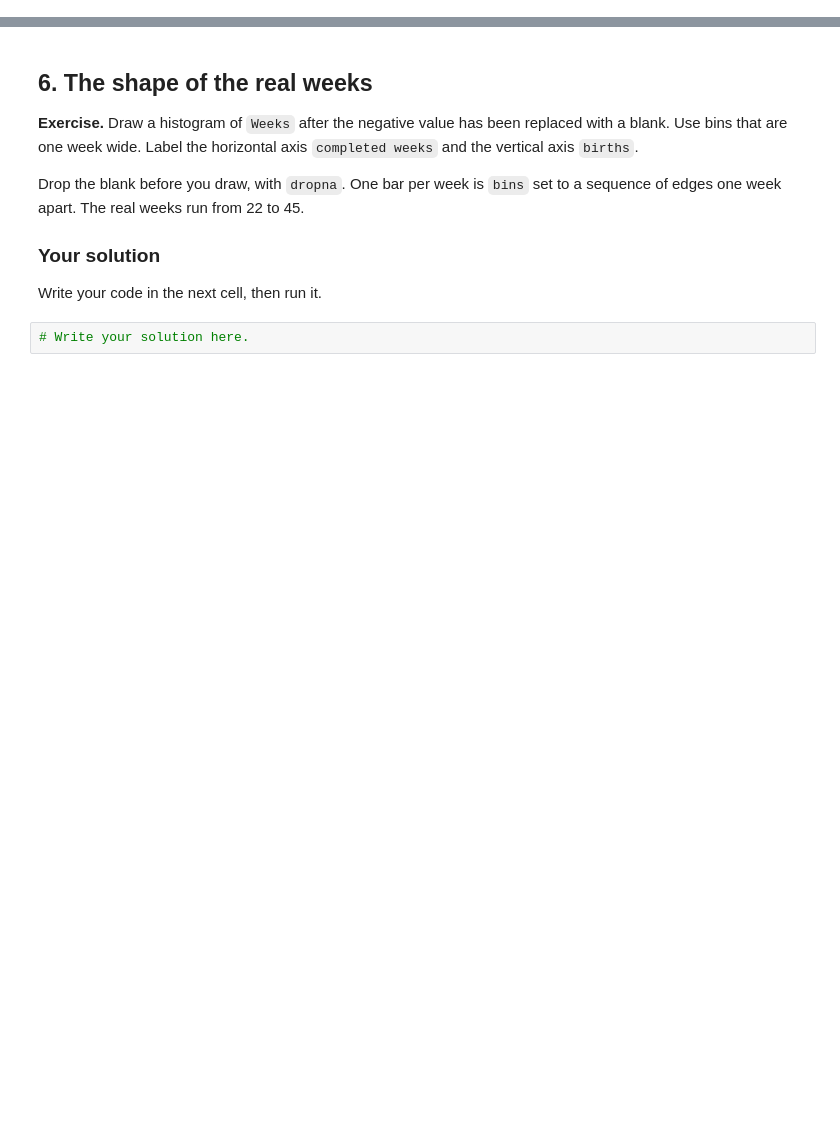
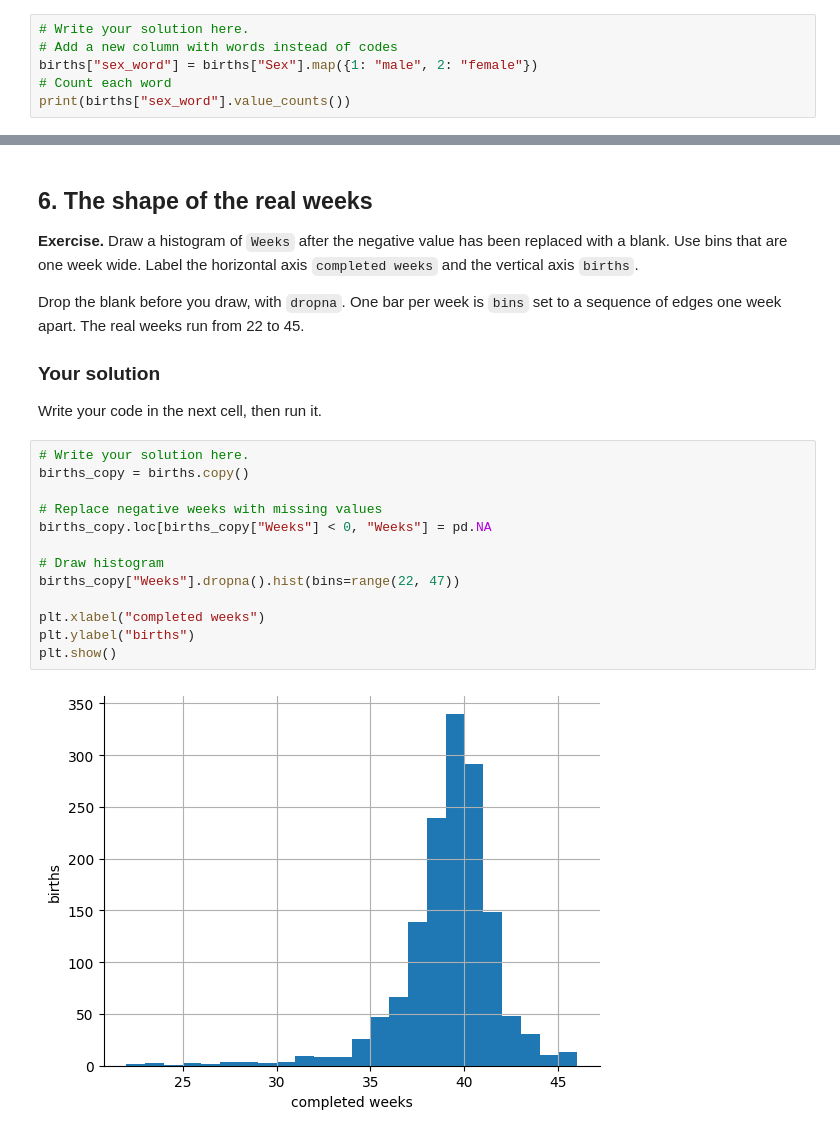
Before and after one commit to Prasanna-datascience/Data110Class, a Jupyter notebook: week10_know_your_data_prasanna.ipynb, the cells around one changed output, grey strips where cells are left out. Saved outputs shown, nothing was run; the diff lists cells and outputs as text; blank space fills up the shorter version.

```diff
--- a/week10_know_your_data_prasanna.ipynb
+++ b/week10_know_your_data_prasanna.ipynb
@@ -105,0 +148,6 @@ Write your code in the next cell, then run it.
+# %%
+# Write your solution here.
+# Add a new column with words instead of codes
+births["sex_word"] = births["Sex"].map({1: "male", 2: "female"})
+# Count each word
+print(births["sex_word"].value_counts())
@@ -113,5 +166,18 @@ Drop the blank before you draw, with `dropna`. One bar per week is `bins` set to
 ### Your solution
 
 Write your code in the next cell, then run it.
-# %%
-# Write your solution here.
+# %%
+# Write your solution here.
+births_copy = births.copy()
+
+# Replace negative weeks with missing values
+births_copy.loc[births_copy["Weeks"] < 0, "Weeks"] = pd.NA
+
+# Draw histogram
+births_copy["Weeks"].dropna().hist(bins=range(22, 47))
+
+plt.xlabel("completed weeks")
+plt.ylabel("births")
+plt.show()
+# %% [output]
+[figure, added]
```
Also changed, not shown: parts of 9 cells of this notebook.
